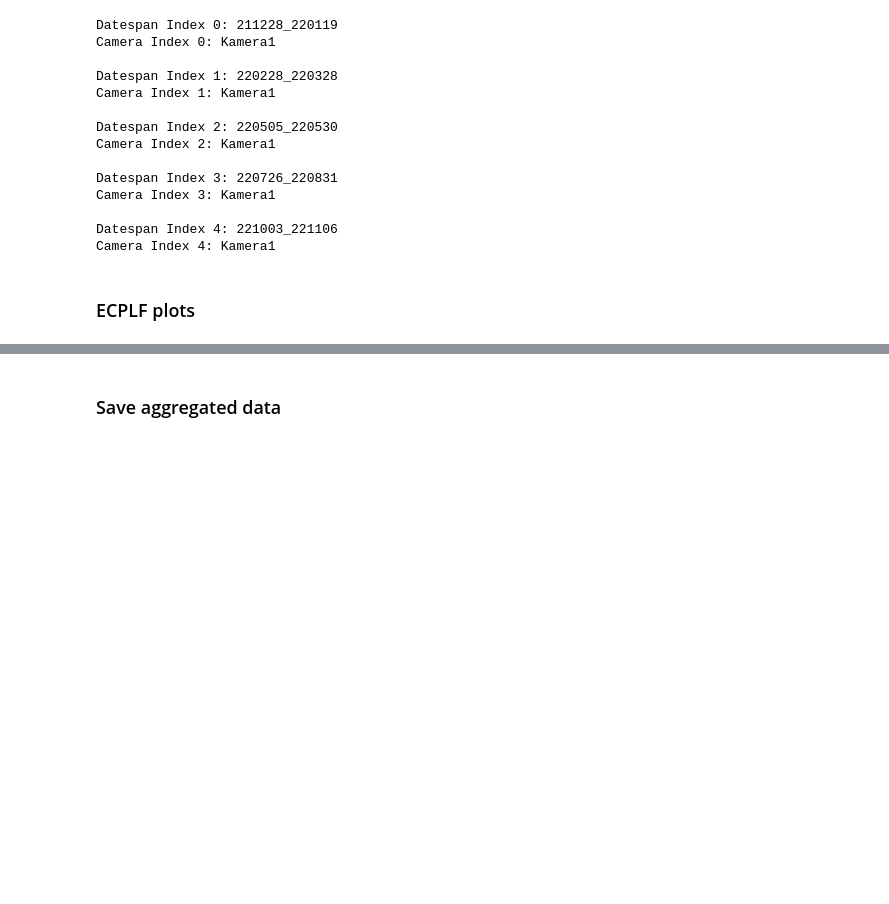
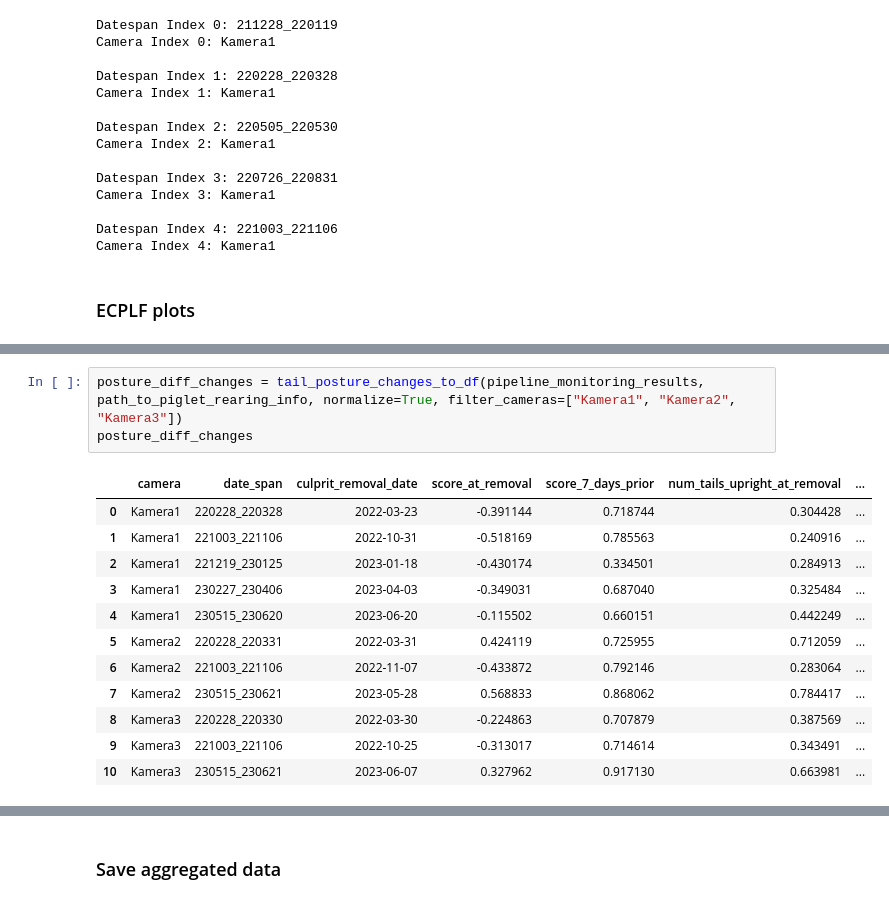
Before and after one commit to jahewite/PigMonitoringResearch, a Jupyter notebook: data_exploration/ECPLF_results.ipynb, the cells around one changed output, grey strips where cells are left out. Saved outputs shown, nothing was run; the diff lists cells and outputs as text; blank space fills up the shorter version.

```diff
--- a/data_exploration/ECPLF_results.ipynb
+++ b/data_exploration/ECPLF_results.ipynb
@@ -55,3 +55,19 @@ generate_tail_posture_subplots(pipeline_monitoring_results, [
+# %%
+posture_diff_changes = tail_posture_changes_to_df(pipeline_monitoring_results, path_to_piglet_rearing_info, normalize=True, filter_cameras=["Kamera1", "Kamera2", "Kamera3"])
+posture_diff_changes
+# %% [output]
+|  | camera | date_span | culprit_removal_date | score_at_removal | score_7_days_prior | num_tails_upright_at_removal | ... |
+| 0 | Kamera1 | 220228_220328 | 2022-03-23 | -0.391144 | 0.718744 | 0.304428 | ... |
+| 1 | Kamera1 | 221003_221106 | 2022-10-31 | -0.518169 | 0.785563 | 0.240916 | ... |
+| 2 | Kamera1 | 221219_230125 | 2023-01-18 | -0.430174 | 0.334501 | 0.284913 | ... |
+| 3 | Kamera1 | 230227_230406 | 2023-04-03 | -0.349031 | 0.687040 | 0.325484 | ... |
+| 4 | Kamera1 | 230515_230620 | 2023-06-20 | -0.115502 | 0.660151 | 0.442249 | ... |
+| 5 | Kamera2 | 220228_220331 | 2022-03-31 | 0.424119 | 0.725955 | 0.712059 | ... |
+| 6 | Kamera2 | 221003_221106 | 2022-11-07 | -0.433872 | 0.792146 | 0.283064 | ... |
+| 7 | Kamera2 | 230515_230621 | 2023-05-28 | 0.568833 | 0.868062 | 0.784417 | ... |
+| 8 | Kamera3 | 220228_220330 | 2022-03-30 | -0.224863 | 0.707879 | 0.387569 | ... |
+| 9 | Kamera3 | 221003_221106 | 2022-10-25 | -0.313017 | 0.714614 | 0.343491 | ... |
+| 10 | Kamera3 | 230515_230621 | 2023-06-07 | 0.327962 | 0.917130 | 0.663981 | ... |
 # %%
 for result in pipeline_monitoring_results:
     analyze_tail_posture_changes(result, path_to_piglet_rearing_info,
```
Also changed, not shown: parts of 3 cells of this notebook, 4 other files.
